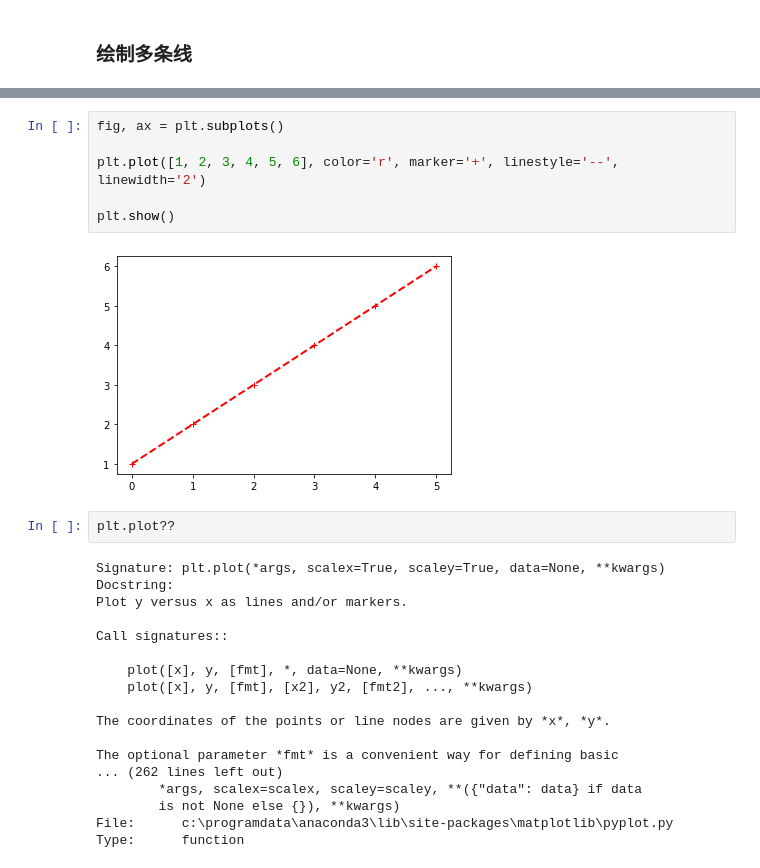
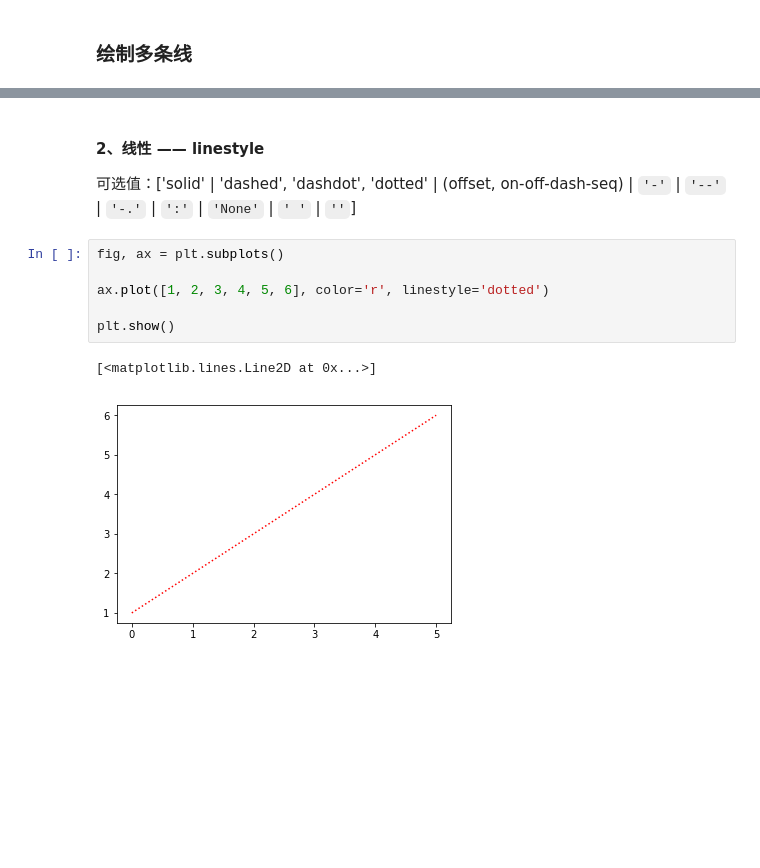
Before and after one commit to PowersYang/Python_data_analysis, a Jupyter notebook: 4、Matplotlib/02、线形图.ipynb, the cells around one changed output, grey strips where cells are left out. Cells and saved outputs as stored; diff of their text form; blank space fills up the shorter version.

```diff
--- a/4、Matplotlib/02、线形图.ipynb
+++ b/4、Matplotlib/02、线形图.ipynb
@@ -37,28 +62,13 @@ plt.show()
+# %% [markdown]
+#### 2、线性 —— linestyle
+
+可选值：['solid' | 'dashed', 'dashdot', 'dotted' | (offset, on-off-dash-seq) | ``'-'`` | ``'--'`` | ``'-.'`` | ``':'`` | ``'None'`` | ``' '`` | ``''``]
 # %%
 fig, ax = plt.subplots()
 
-plt.plot([1, 2, 3, 4, 5, 6], color='r', marker='+', linestyle='--', linewidth='2')
+ax.plot([1, 2, 3, 4, 5, 6], color='r', linestyle='dotted')
 
 plt.show()
 # %% [output]
+[<matplotlib.lines.Line2D at 0x...>]
-[figure, old version]
+[figure, new version]
-# %%
-plt.plot??
-# %% [output]
-Signature: plt.plot(*args, scalex=True, scaley=True, data=None, **kwargs)
-Docstring:
-Plot y versus x as lines and/or markers.
-
-Call signatures::
-
-    plot([x], y, [fmt], *, data=None, **kwargs)
-    plot([x], y, [fmt], [x2], y2, [fmt2], ..., **kwargs)
-
-The coordinates of the points or line nodes are given by *x*, *y*.
-
-The optional parameter *fmt* is a convenient way for defining basic
-... (262 lines left out)
-        *args, scalex=scalex, scaley=scaley, **({"data": data} if data
-        is not None else {}), **kwargs)
-File:      c:\programdata\anaconda3\lib\site-packages\matplotlib\pyplot.py
-Type:      function
```
Also changed, not shown: parts of 10 cells of this notebook, 3 other files.
